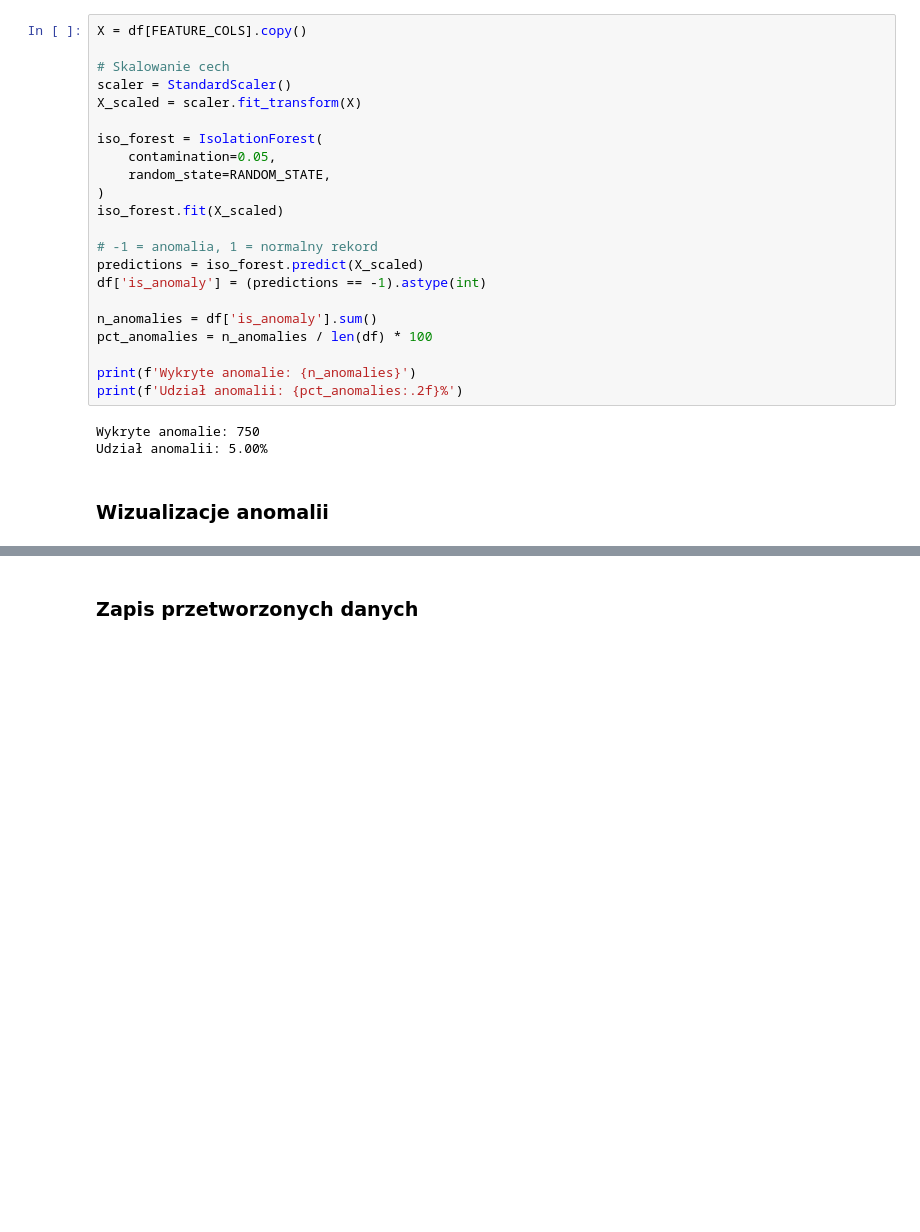
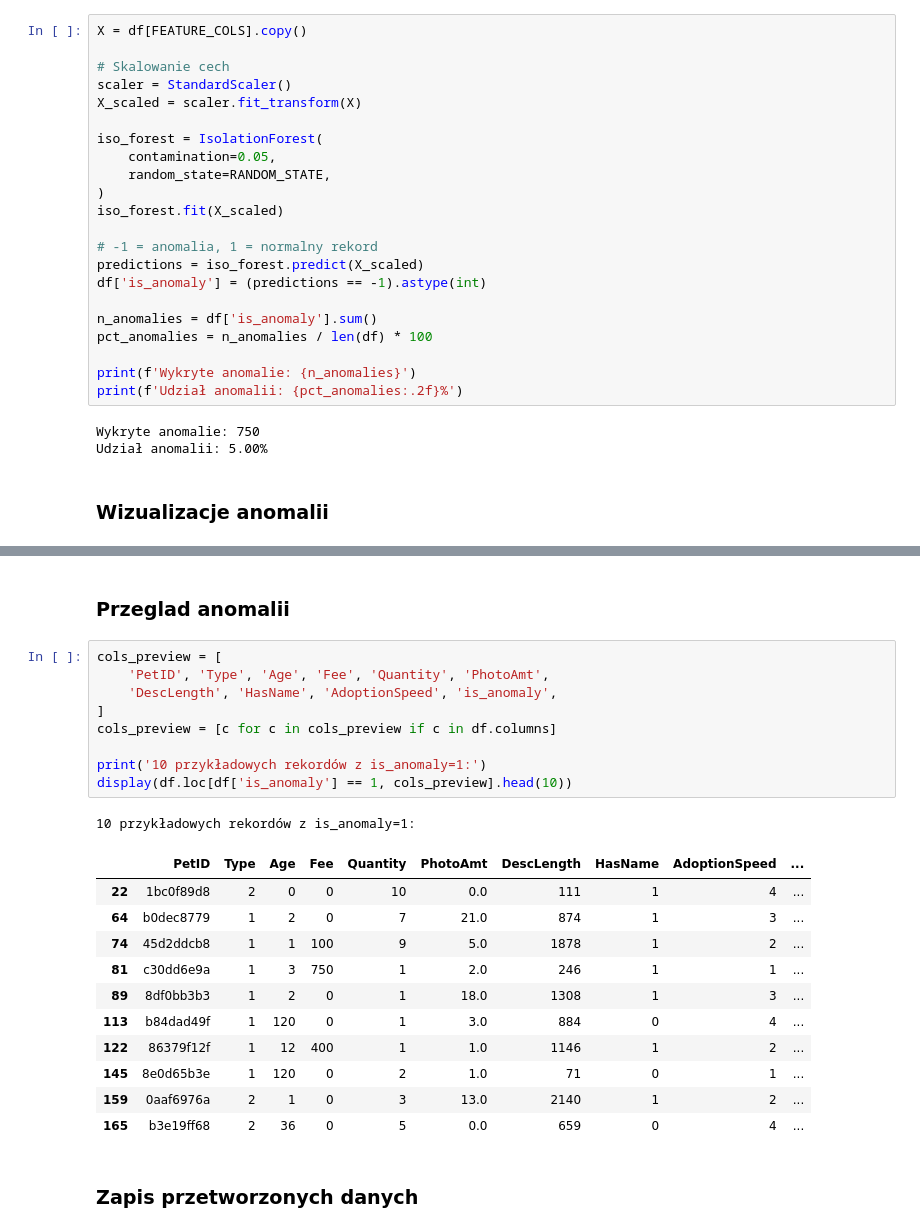
Before and after one commit to Carrie088/pet_adoption_ml, a Jupyter notebook: notebooks/02_anomaly_detection.ipynb, the cells around one changed output, grey strips where cells are left out. Cells and saved outputs as stored; diff of their text form; blank space fills up the shorter version.

Commit message:
Add data saving with is_anomaly column

```diff
--- a/notebooks/02_anomaly_detection.ipynb
+++ b/notebooks/02_anomaly_detection.ipynb
@@ -120,2 +118,26 @@ plt.show()
+# %% [markdown]
+### Przeglad anomalii
+# %%
+cols_preview = [
+    'PetID', 'Type', 'Age', 'Fee', 'Quantity', 'PhotoAmt',
+    'DescLength', 'HasName', 'AdoptionSpeed', 'is_anomaly',
+]
+cols_preview = [c for c in cols_preview if c in df.columns]
+
+print('10 przykładowych rekordów z is_anomaly=1:')
+display(df.loc[df['is_anomaly'] == 1, cols_preview].head(10))
+# %% [output]
+10 przykładowych rekordów z is_anomaly=1:
+|  | PetID | Type | Age | Fee | Quantity | PhotoAmt | DescLength | HasName | AdoptionSpeed | ... |
+| 22 | 1bc0f89d8 | 2 | 0 | 0 | 10 | 0.0 | 111 | 1 | 4 | ... |
+| 64 | b0dec8779 | 1 | 2 | 0 | 7 | 21.0 | 874 | 1 | 3 | ... |
+| 74 | 45d2ddcb8 | 1 | 1 | 100 | 9 | 5.0 | 1878 | 1 | 2 | ... |
+| 81 | c30dd6e9a | 1 | 3 | 750 | 1 | 2.0 | 246 | 1 | 1 | ... |
+| 89 | 8df0bb3b3 | 1 | 2 | 0 | 1 | 18.0 | 1308 | 1 | 3 | ... |
+| 113 | b84dad49f | 1 | 120 | 0 | 1 | 3.0 | 884 | 0 | 4 | ... |
+| 122 | 86379f12f | 1 | 12 | 400 | 1 | 1.0 | 1146 | 1 | 2 | ... |
+| 145 | 8e0d65b3e | 1 | 120 | 0 | 2 | 1.0 | 71 | 0 | 1 | ... |
+| 159 | 0aaf6976a | 2 | 1 | 0 | 3 | 13.0 | 2140 | 1 | 2 | ... |
+| 165 | b3e19ff68 | 2 | 36 | 0 | 5 | 0.0 | 659 | 0 | 4 | ... |
 # %% [markdown]
 ### Zapis przetworzonych danych
```
Also changed, not shown: parts of 2 cells of this notebook.
